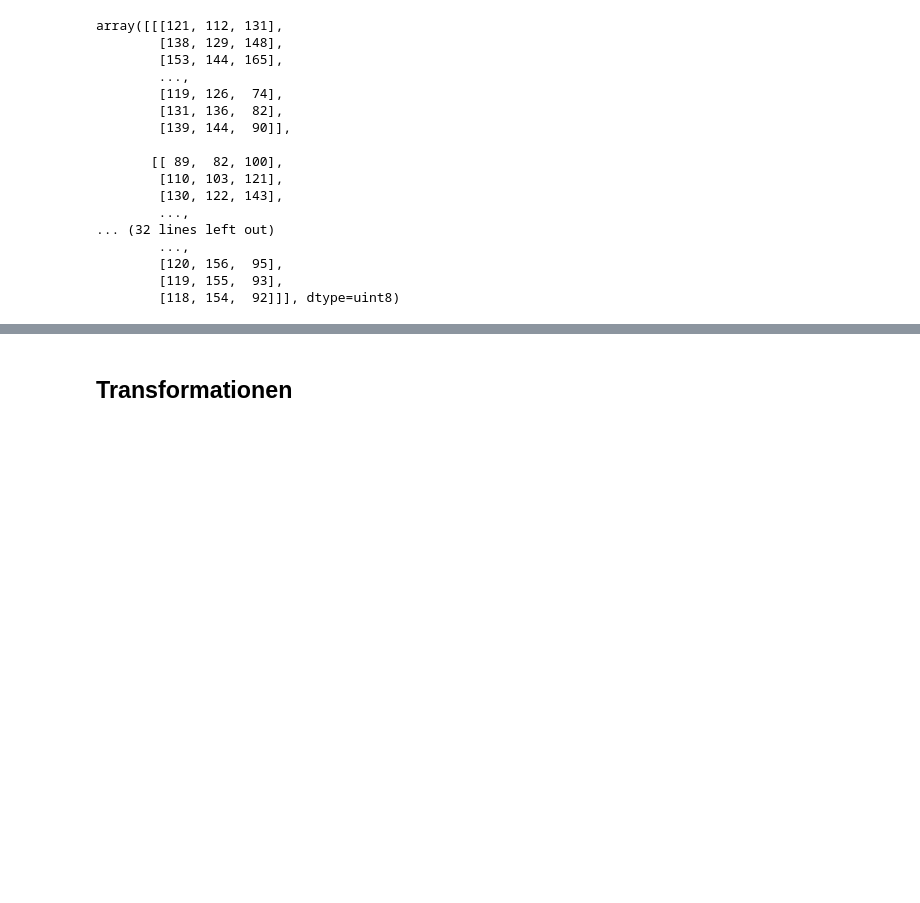
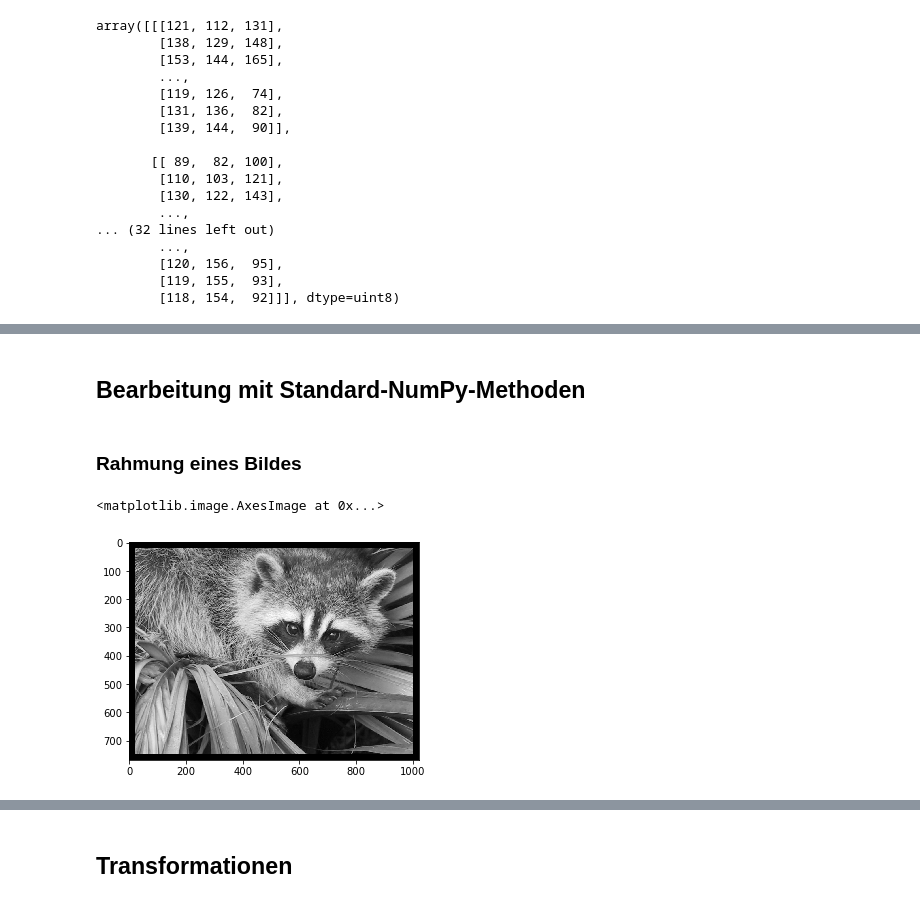
Before and after one commit to gertingold/lit2017, a Jupyter notebook: lit2017.ipynb, the cells around one changed output, grey strips where cells are left out. Cells and saved outputs as stored; diff of their text form; code cells hidden in the pictures; blank space fills up the shorter version.

```diff
--- a/lit2017.ipynb
+++ b/lit2017.ipynb
@@ -118,0 +141,12 @@ plt.imshow(waschbär, cmap=plt.cm.gray)
+# %% [markdown]
+## Bearbeitung mit Standard-NumPy-Methoden
+# %% [markdown]
+### Rahmung eines Bildes
+# %%
+gerahmtes_bild = np.zeros_like(waschbär_sw)
+rand = 20
+gerahmtes_bild[rand:-rand, rand:-rand] = waschbär_sw[rand:-rand, rand:-rand]
+plt.imshow(gerahmtes_bild, cmap=plt.cm.gray)
+# %% [output]
+<matplotlib.image.AxesImage at 0x...>
+[figure, added]
```
Also changed, not shown: parts of 23 cells of this notebook.
